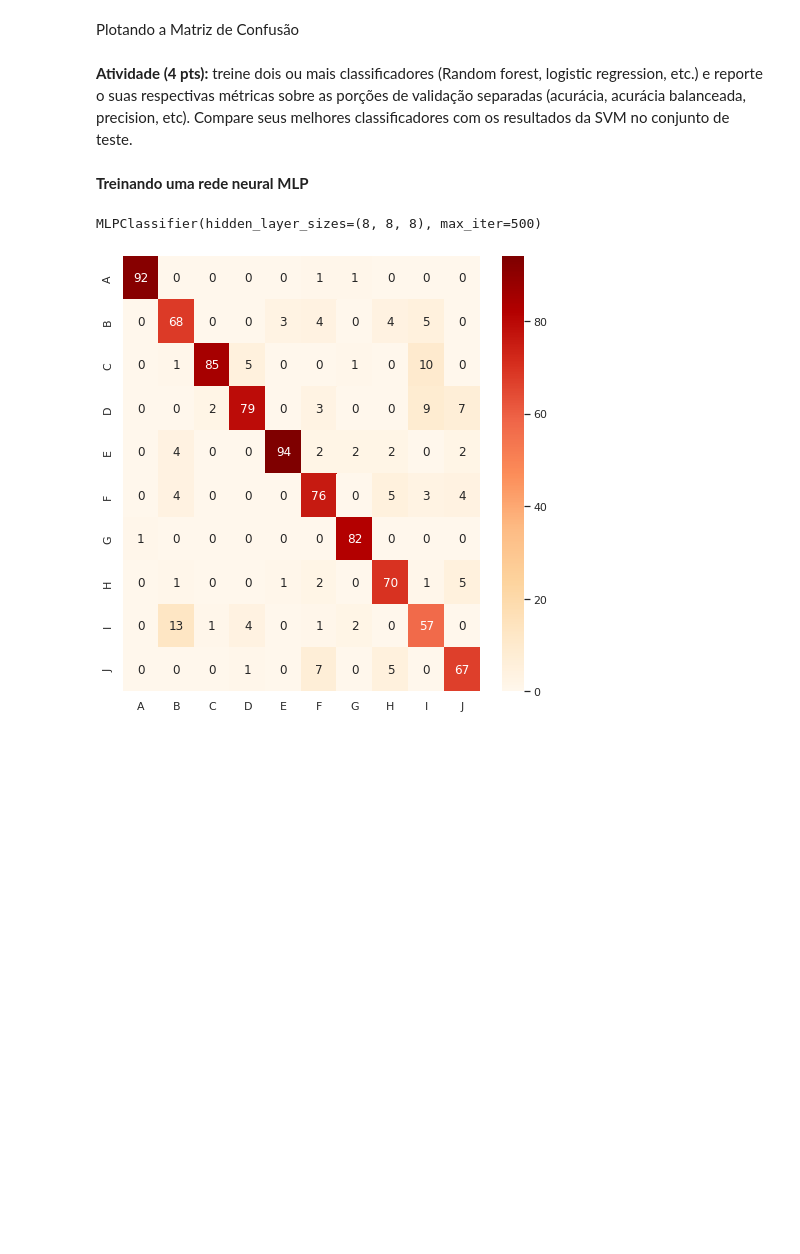
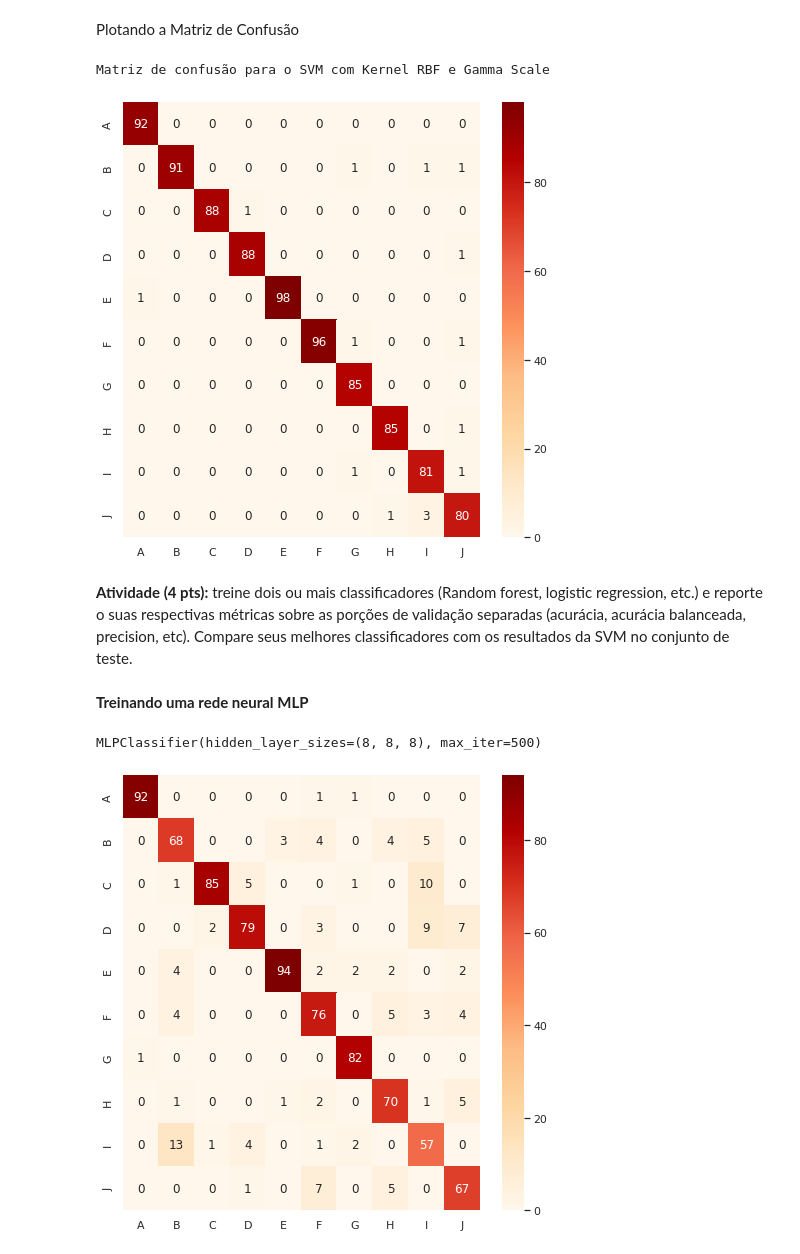
Before and after one commit to danielemontenegro/cursoAprendizadoSuperII, a Jupyter notebook: assignment-1.ipynb/assignment-1.ipynb, the cells around one changed output. Cells and saved outputs as stored; diff of their text form; code cells hidden in the pictures; blank space fills up the shorter version.

```diff
--- a/assignment-1.ipynb/assignment-1.ipynb
+++ b/assignment-1.ipynb/assignment-1.ipynb
@@ -216 +230,3 @@ from sklearn.metrics import balanced_accuracy_score
+# %%
+y_pred = svm_rbf.predict(x_test)
 # %%
@@ -222,3 +256,9 @@ Plotando a Matriz de Confusão
+# %%
+print("Matriz de confusão para o SVM com Kernel RBF e Gamma Scale")
+plot_matriz_confusion(y_pred, y_test)
+# %% [output]
+Matriz de confusão para o SVM com Kernel RBF e Gamma Scale
+[figure, added]
 # %% [markdown]
 **Atividade (4 pts):** treine dois ou mais classificadores (Random forest, logistic regression, etc.) e reporte o suas respectivas métricas sobre as porções de validação separadas (acurácia, acurácia balanceada, precision, etc). Compare seus melhores classificadores com os resultados da SVM no conjunto de teste.
 # %% [markdown]
```
Also changed, not shown: parts of 12 cells of this notebook.
